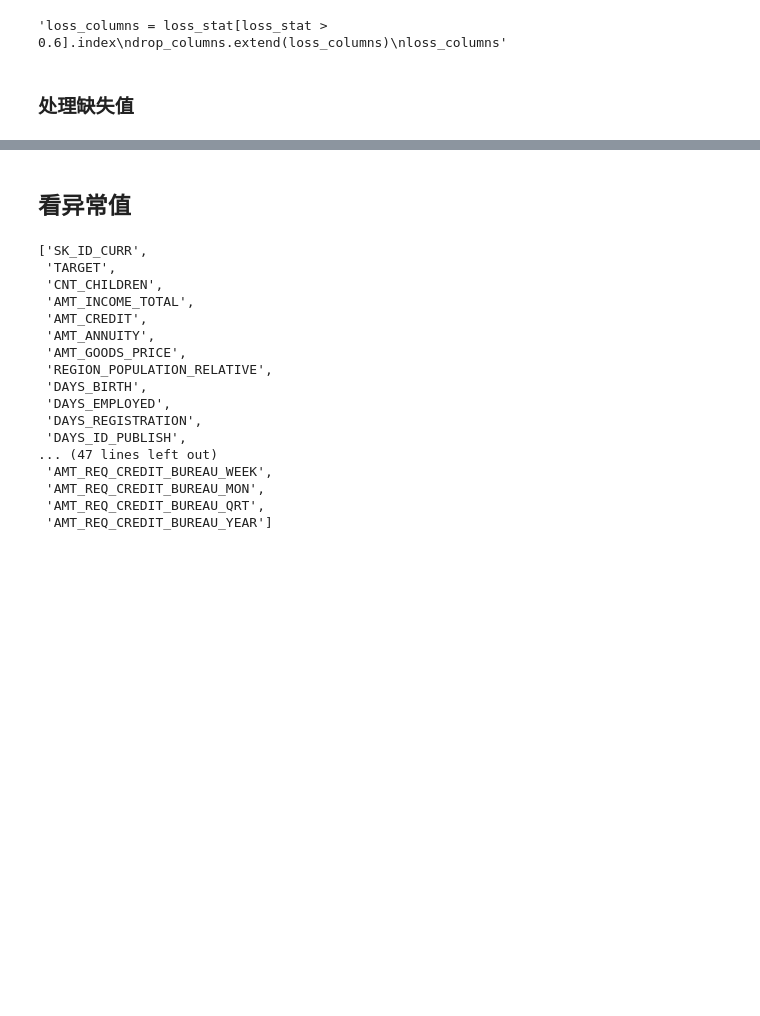
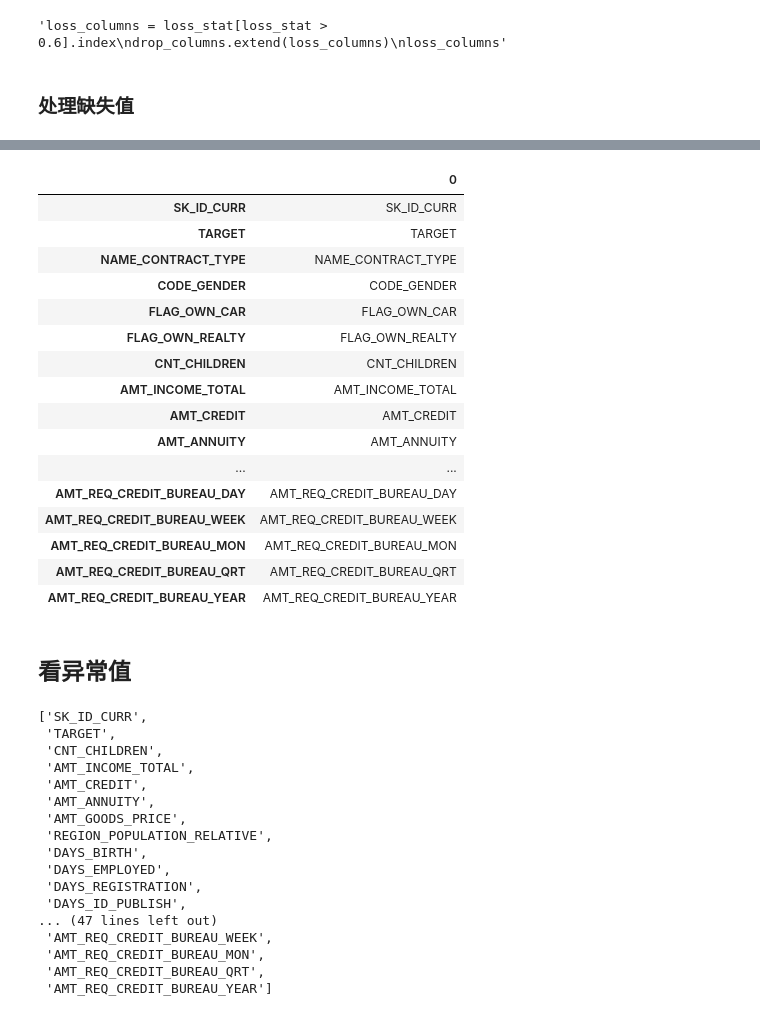
Before and after one commit to pipdax/HomeCredit, a Jupyter notebook: HomeCredit.ipynb, the cells around one changed output, grey strips where cells are left out. Cells and saved outputs as stored; diff of their text form; code cells hidden in the pictures; blank space fills up the shorter version.

```diff
--- a/HomeCredit.ipynb
+++ b/HomeCredit.ipynb
@@ -307,3 +437,23 @@ df = drop_ext_data(df)
+# %%
+train.columns.to_frame()
+# %% [output]
+|  | 0 |
+| SK_ID_CURR | SK_ID_CURR |
+| TARGET | TARGET |
+| NAME_CONTRACT_TYPE | NAME_CONTRACT_TYPE |
+| CODE_GENDER | CODE_GENDER |
+| FLAG_OWN_CAR | FLAG_OWN_CAR |
+| FLAG_OWN_REALTY | FLAG_OWN_REALTY |
+| CNT_CHILDREN | CNT_CHILDREN |
+| AMT_INCOME_TOTAL | AMT_INCOME_TOTAL |
+| AMT_CREDIT | AMT_CREDIT |
+| AMT_ANNUITY | AMT_ANNUITY |
+| ... | ... |
+| AMT_REQ_CREDIT_BUREAU_DAY | AMT_REQ_CREDIT_BUREAU_DAY |
+| AMT_REQ_CREDIT_BUREAU_WEEK | AMT_REQ_CREDIT_BUREAU_WEEK |
+| AMT_REQ_CREDIT_BUREAU_MON | AMT_REQ_CREDIT_BUREAU_MON |
+| AMT_REQ_CREDIT_BUREAU_QRT | AMT_REQ_CREDIT_BUREAU_QRT |
+| AMT_REQ_CREDIT_BUREAU_YEAR | AMT_REQ_CREDIT_BUREAU_YEAR |
 # %% [markdown]
 ## 看异常值
 # %%
```
Also changed, not shown: parts of 23 cells of this notebook.
